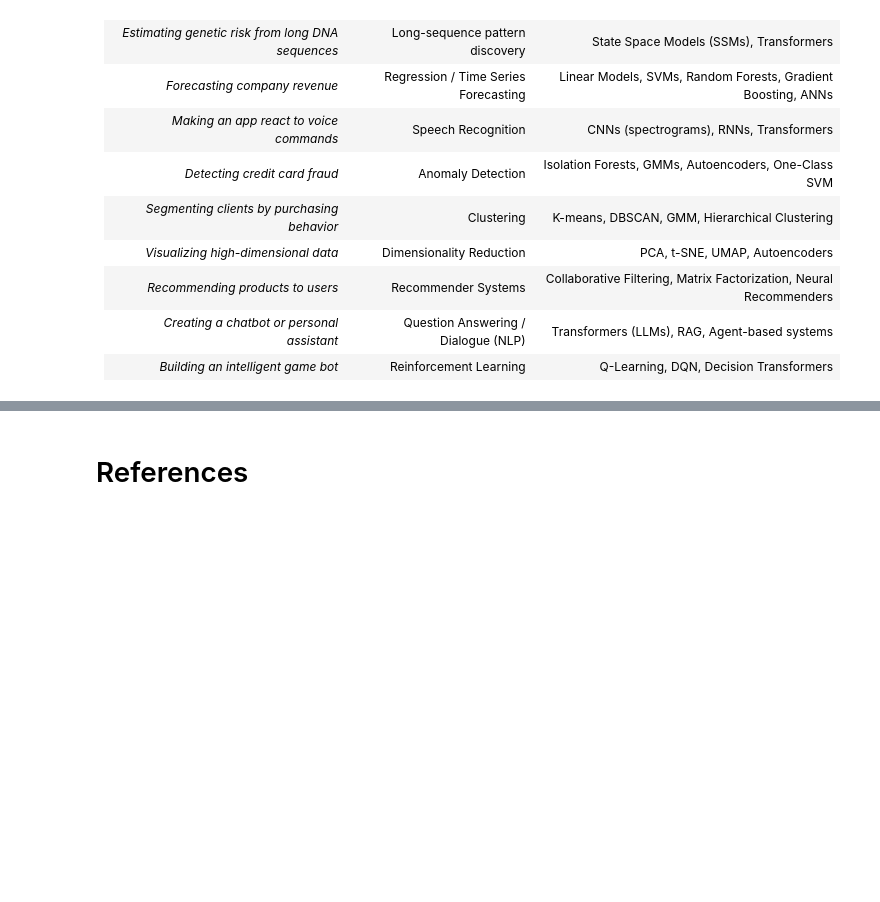
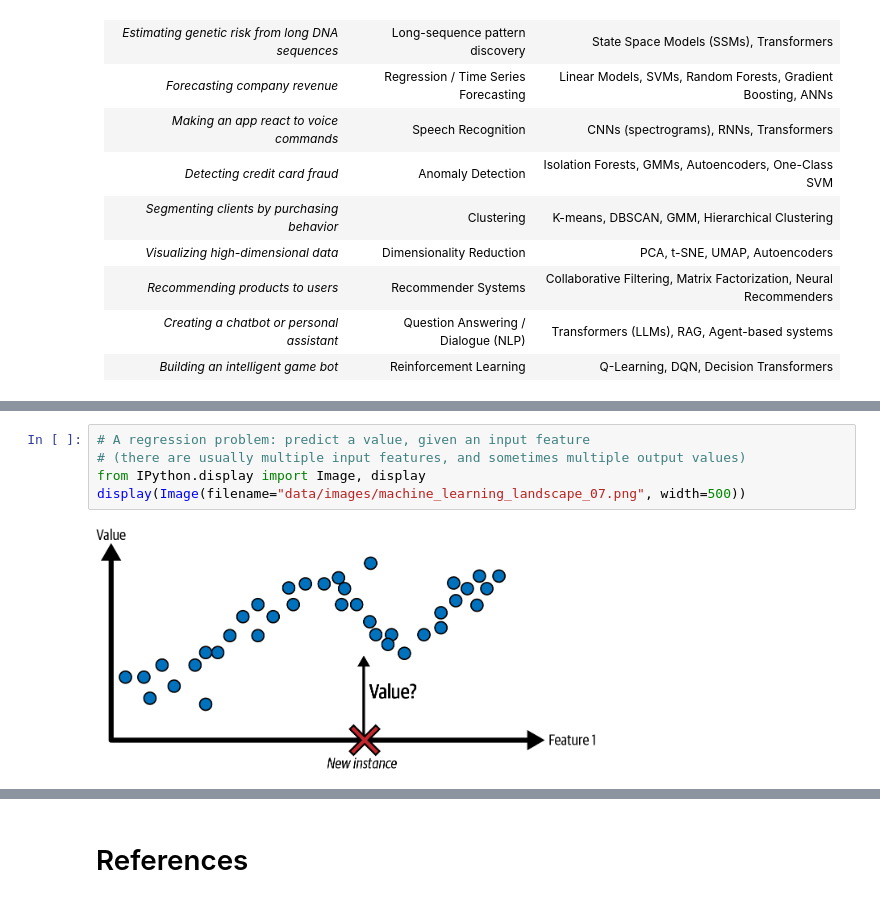
Before and after one commit to ancilcleetus/My-Learning-Journey-in-AI, a Jupyter notebook: Fundamentals-of-Machine-Learning/machine_learning_landscape.ipynb, the cells around one changed output, grey strips where cells are left out. Cells and saved outputs as stored; diff of their text form; blank space fills up the shorter version.

```diff
--- a/Fundamentals-of-Machine-Learning/machine_learning_landscape.ipynb
+++ b/Fundamentals-of-Machine-Learning/machine_learning_landscape.ipynb
@@ -91,0 +100,7 @@ display(Image(
+# %%
+# A regression problem: predict a value, given an input feature
+# (there are usually multiple input features, and sometimes multiple output values)
+from IPython.display import Image, display
+display(Image(filename="data/images/machine_learning_landscape_07.png", width=500))
+# %% [output]
+[figure, added]
```
Also changed, not shown: parts of 13 cells of this notebook, 3 other files.
